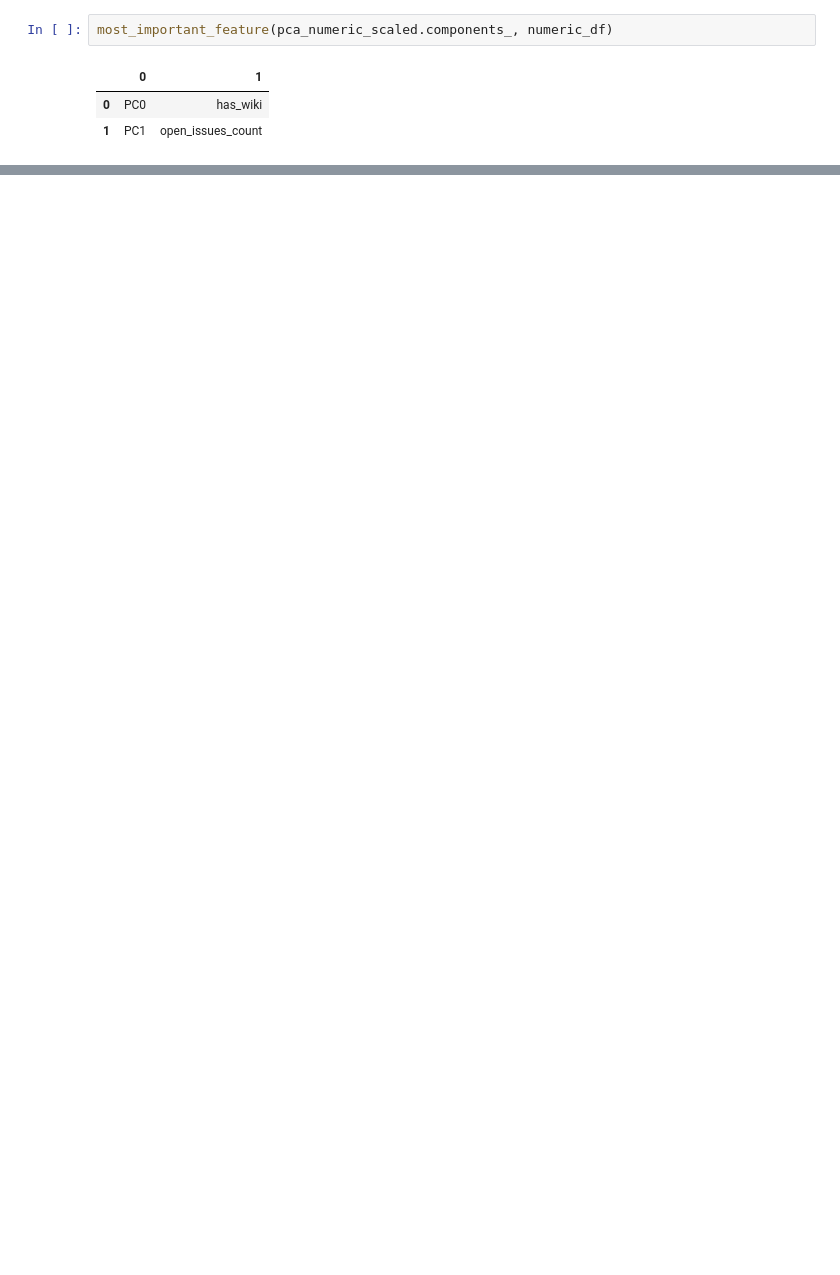
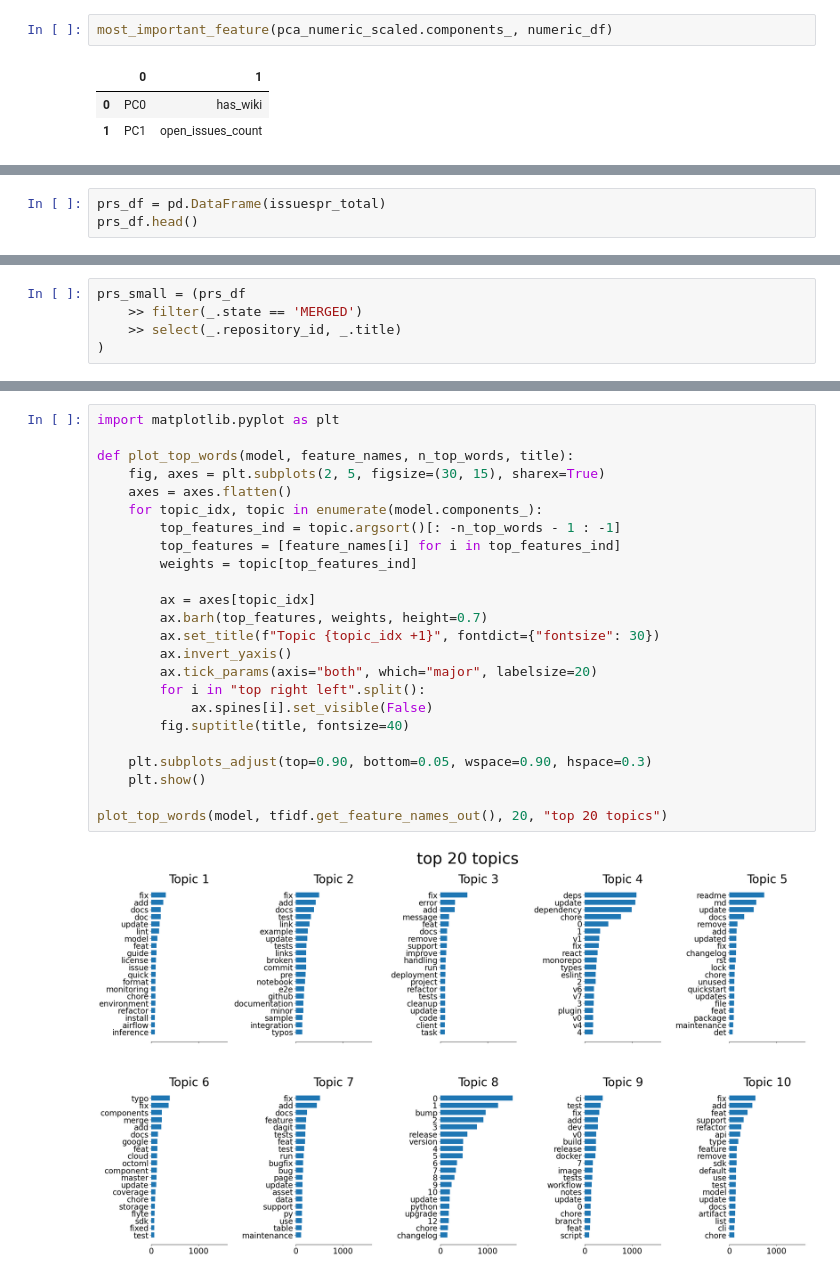
Before and after one commit to isabelizimm/mlops-metaanalysis, a Jupyter notebook: project/04_feature_engineering.ipynb, the cells around one changed output, grey strips where cells are left out. Cells and saved outputs as stored; diff of their text form; blank space fills up the shorter version.

```diff
--- a/project/04_feature_engineering.ipynb
+++ b/project/04_feature_engineering.ipynb
@@ -236,0 +430,3 @@ most_important_feature(pca_numeric_scaled.components_, numeric_df)
+# %%
+prs_df = pd.DataFrame(issuespr_total)
+prs_df.head()
@@ -236,0 +452,5 @@ most_important_feature(pca_numeric_scaled.components_, numeric_df)
+# %%
+prs_small = (prs_df
+    >> filter(_.state == 'MERGED')
+    >> select(_.repository_id, _.title)
+)
@@ -236,0 +504,26 @@ most_important_feature(pca_numeric_scaled.components_, numeric_df)
+# %%
+import matplotlib.pyplot as plt
+
+def plot_top_words(model, feature_names, n_top_words, title):
+    fig, axes = plt.subplots(2, 5, figsize=(30, 15), sharex=True)
+    axes = axes.flatten()
+    for topic_idx, topic in enumerate(model.components_):
+        top_features_ind = topic.argsort()[: -n_top_words - 1 : -1]
+        top_features = [feature_names[i] for i in top_features_ind]
+        weights = topic[top_features_ind]
+
+        ax = axes[topic_idx]
+        ax.barh(top_features, weights, height=0.7)
+        ax.set_title(f"Topic {topic_idx +1}", fontdict={"fontsize": 30})
+        ax.invert_yaxis()
+        ax.tick_params(axis="both", which="major", labelsize=20)
+        for i in "top right left".split():
+            ax.spines[i].set_visible(False)
+        fig.suptitle(title, fontsize=40)
+
+    plt.subplots_adjust(top=0.90, bottom=0.05, wspace=0.90, hspace=0.3)
+    plt.show()
+
+plot_top_words(model, tfidf.get_feature_names_out(), 20, "top 20 topics")
+# %% [output]
+[figure, added]
```
Also changed, not shown: parts of 37 cells of this notebook, 1 other file.
